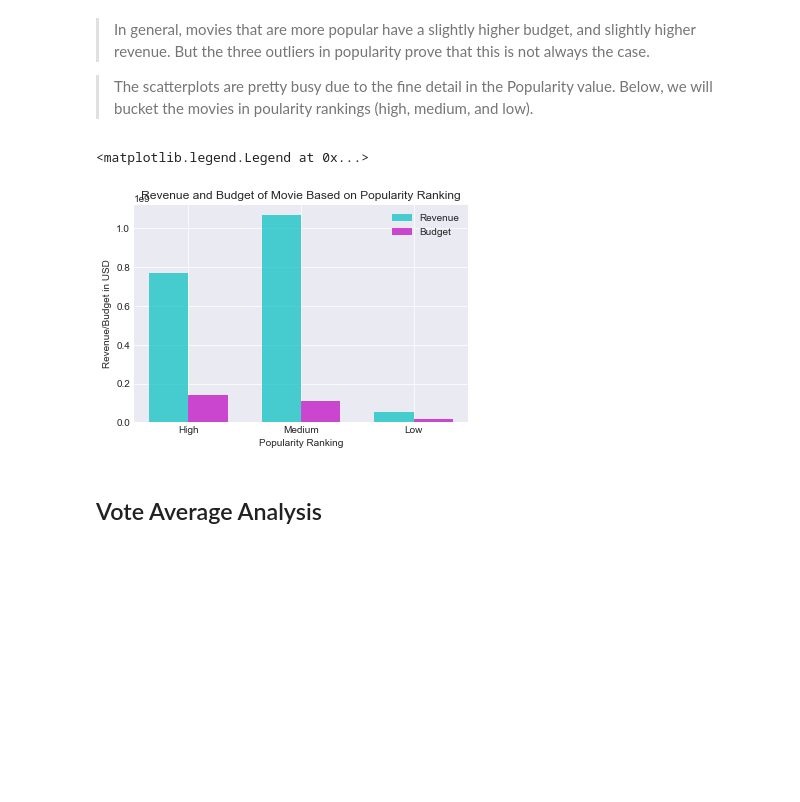
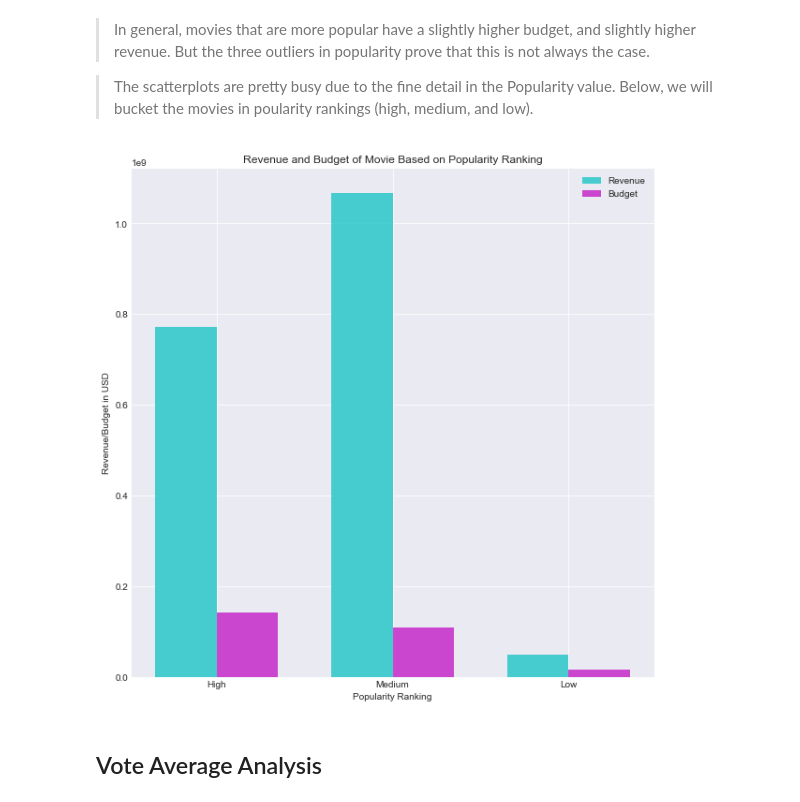
Before and after one commit to christylewis/Share-with-Ashutosh, a Jupyter notebook: The Movie Database (TMDb) Analysis.ipynb, the cells around one changed output. Drawn from its saved outputs; the diff is of its cells as text; code cells hidden in the pictures; blank space fills up the shorter version.

```diff
--- a/The Movie Database (TMDb) Analysis.ipynb
+++ b/The Movie Database (TMDb) Analysis.ipynb
@@ -216,18 +213,18 @@ budg_series = pd.Series(budg)
 ind = np.arange(len(rev_series))
 width=.35
 # %%
+plt.figure(figsize=(10,10))
 rev_bars = plt.bar(ind, rev_series, width, color='c',alpha=.7,label='Revenue')
 budg_bars = plt.bar(ind+width, budg_series, width, color='m',alpha=.7,label='Budget')
 plt.xlabel('Popularity Ranking')
 plt.ylabel('Revenue/Budget in USD')
 plt.title('Revenue and Budget of Movie Based on Popularity Ranking')
 locations = ind + width / 2
 labels = ['High','Medium','Low']
 plt.xticks(locations,labels)
-plt.legend()
+plt.legend();
 # %% [output]
-<matplotlib.legend.Legend at 0x...>
-[figure, old version]
+[figure, new version]
 # %% [markdown]
 ## Vote Average Analysis
 # %%
```
Also changed, not shown: parts of 18 cells of this notebook.
